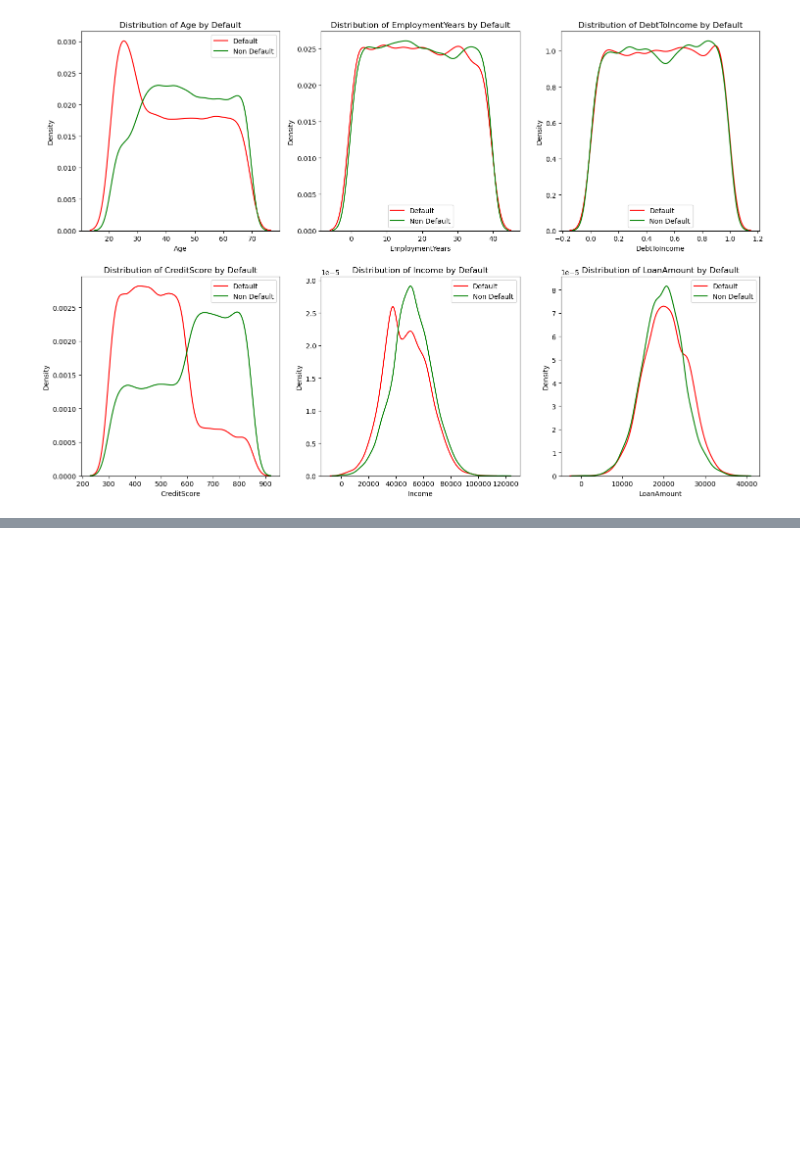
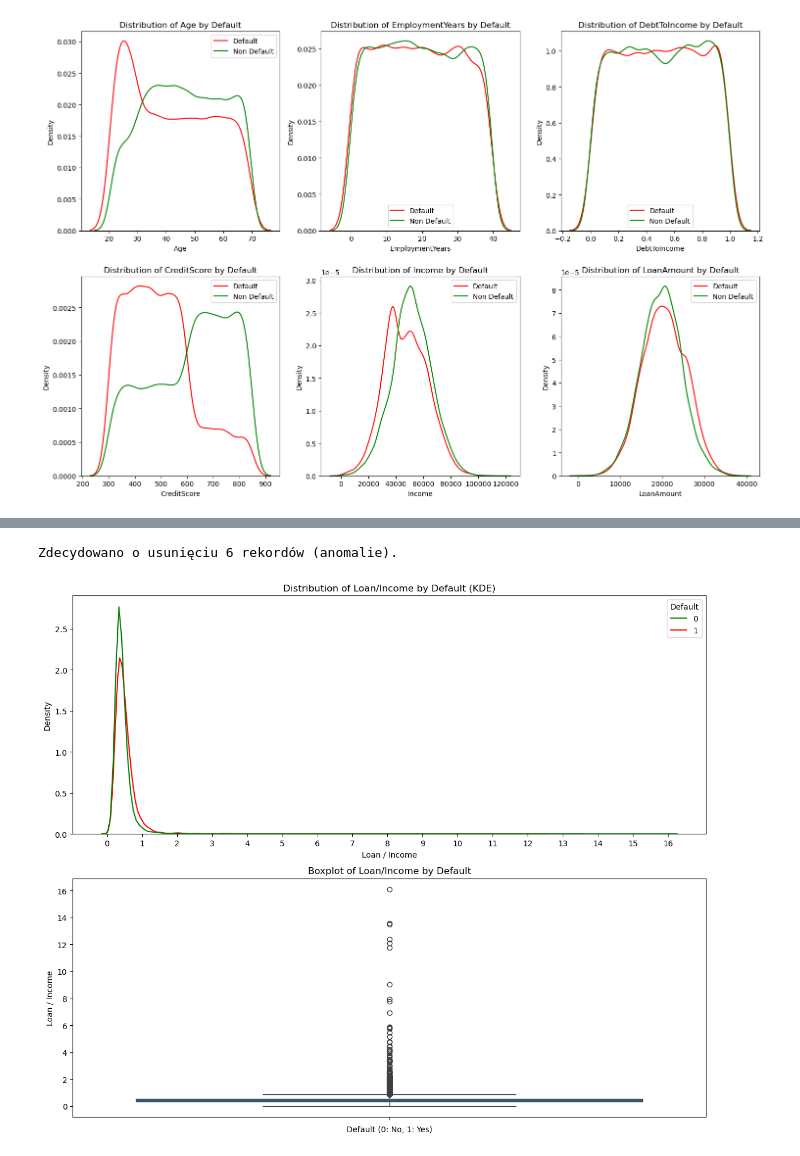
Before and after one commit to malgorzatakukielka/default, a Jupyter notebook: analiza.ipynb, the cells around one changed output, grey strips where cells are left out. Drawn from its saved outputs; the diff is of its cells as text; code cells hidden in the pictures; blank space fills up the shorter version.

```diff
--- a/analiza.ipynb
+++ b/analiza.ipynb
@@ -222,0 +251,23 @@ plt.show()
+# %%
+print(f"Zdecydowano o usunięciu {len(train_df[train_df['loan_to_income'] > 20.0])} rekordów (anomalie).")
+train_df = train_df[train_df['loan_to_income'] <= 20.0]
+# %% [output]
+Zdecydowano o usunięciu 6 rekordów (anomalie).
+# %%
+fig, axes = plt.subplots(2, 1, figsize=(12, 10))
+sns.kdeplot(ax=axes[0], data=train_df, x='loan_to_income', hue='Default',
+            palette={0: 'green', 1: 'red'}, common_norm=False)
+axes[0].set_title('Distribution of Loan/Income by Default (KDE)')
+axes[0].set_xlabel('Loan / Income')
+axes[0].set_ylabel('Density')
+axes[0].set_xticks(np.arange(0, train_df['loan_to_income'].max(), 1.0))
+
+sns.boxplot(ax=axes[1], data=train_df, y='loan_to_income')
+axes[1].set_title('Boxplot of Loan/Income by Default')
+axes[1].set_xlabel('Default (0: No, 1: Yes)')
+axes[1].set_ylabel('Loan / Income')
+
+plt.tight_layout()
+plt.show()
+# %% [output]
+[figure, added]
```
Also changed, not shown: parts of 8 cells of this notebook.
